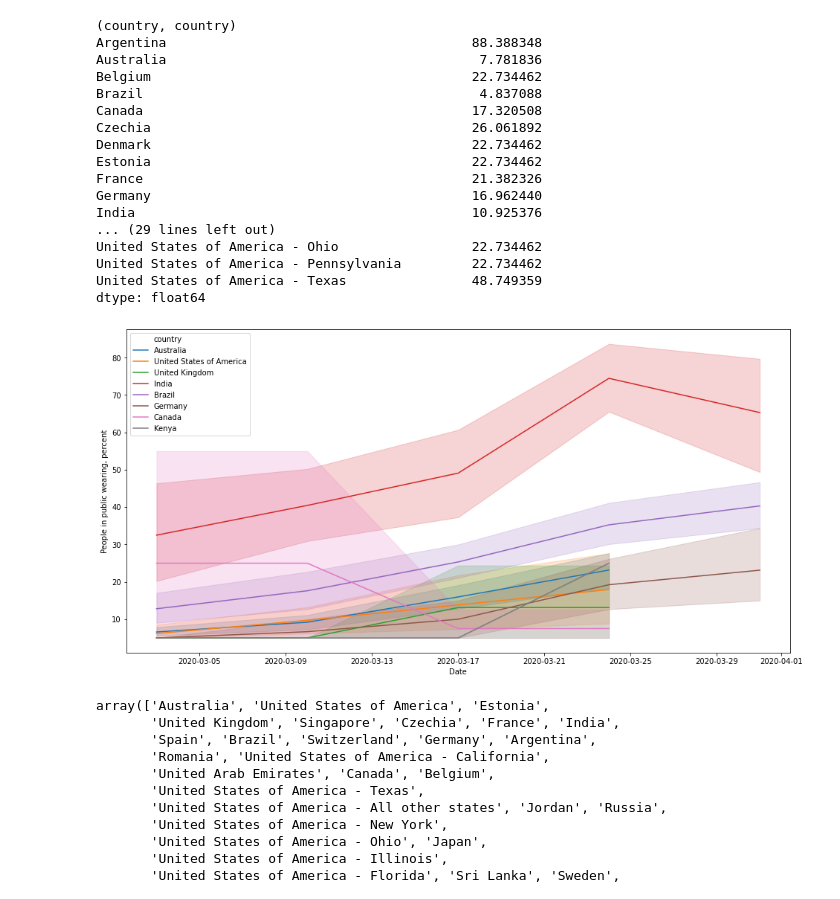
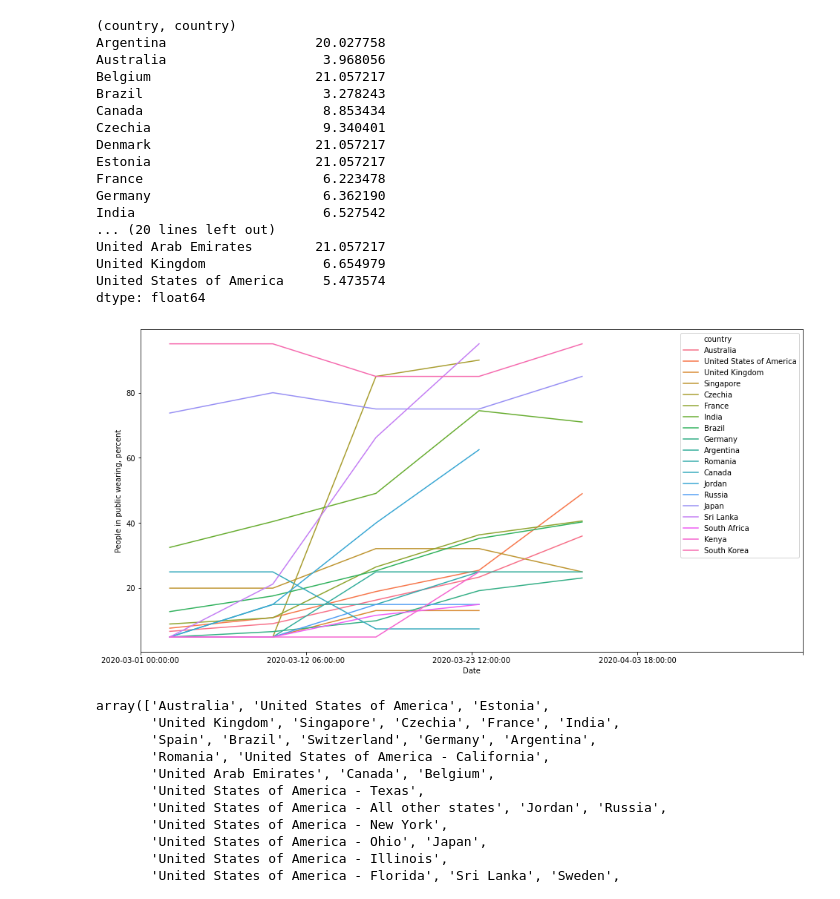
Before and after one commit to epidemics/containment, a Jupyter notebook: survery_results_conversion.ipynb, the cells around one changed output. Drawn from its saved outputs; the diff is of its cells as text; code cells hidden in the pictures.

Commit message:
dataset plotting and preprocessing updates

```diff
--- a/survery_results_conversion.ipynb
+++ b/survery_results_conversion.ipynb
@@ -39,8 +39,8 @@ volunteers.columns = pd.MultiIndex.from_tuples([('country','country'),
                               ('masks','2020-03-10'),
                               ('masks','2020-03-17'),
                               ('masks','2020-03-24'),
-                              ('distancing','2020-03-31'),
-                              ('masks','2020-03-31')])
+                              ('masks','2020-03-31'),
+                              ('distancing','2020-03-31')])
 
 
 RESPONSES = {'The same number of people as usual':100,
@@ -72,42 +72,51 @@ def std_error(df):
     av = (df.groupby(('country','country')).std()*np.sqrt(df.groupby(('country','country')).count()/(df.groupby(('country','country')).count()-1))).mean().mean()
     den = np.maximum(1,np.sqrt(df.groupby(('country','country')).count()-1))
     return (df.groupby(('country','country')).std().fillna(av)/den)
+
+def f(country):
+    return country.split(' - ')[0]
+
+both[('country','country')] = both[('country','country')].apply(f)
 # %%
-std_error(both).max(1)
+std_error(both).mean(1)
 # %% [output]
 (country, country)
-Argentina                                       88.388348
-Australia                                        7.781836
-Belgium                                         22.734462
-Brazil                                           4.837088
-Canada                                          17.320508
-Czechia                                         26.061892
-Denmark                                         22.734462
-Estonia                                         22.734462
-France                                          21.382326
-Germany                                         16.962440
-India                                           10.925376
-... (29 lines left out)
-United States of America - Ohio                 22.734462
-United States of America - Pennsylvania         22.734462
-United States of America - Texas                48.749359
+Argentina                   20.027758
+Australia                    3.968056
+Belgium                     21.057217
+Brazil                       3.278243
+Canada                       8.853434
+Czechia                      9.340401
+Denmark                     21.057217
+Estonia                     21.057217
+France                       6.223478
+Germany                      6.362190
+India                        6.527542
+... (20 lines left out)
+United Arab Emirates        21.057217
+United Kingdom               6.654979
+United States of America     5.473574
 dtype: float64
 # %%
 masks = pd.melt(both[['country','masks']],col_level=1,id_vars='country',var_name='date')
 masks['date'] = pd.to_datetime(masks['date'])
 
-a=std_error(both).max(1)
-subset = list(a.index[a<21]) + ['Czechia','Slovakia']
+a=both.groupby(('country','country'))['index'].count()
+subset = list(a.index[a>=2])
 # %%
 indices = masks['country'].isin(subset)
 
 fig, ax = plt.subplots(figsize=(16,8))
-sns.lineplot(data=masks[indices],x='date',y='value',hue='country',ax=ax)
+sns.lineplot(data=masks[indices],x='date',y='value',hue='country',ax=ax,ci=None)
 ax.set_ylabel('People in public wearing, percent')
 ax.set_xlabel('Date')
+ax.set_xlim([pd.Timestamp('2020-03-01'),pd.Timestamp('2020-04-15')])
+xt = pd.to_datetime(np.linspace(pd.Timestamp('2020-03-01').value,pd.Timestamp('2020-04-15').value,5))
+ax.set_xticks(xt)
+ax.set_xticklabels(xt[:-1])
 plt.savefig('/home/guest/Documents/mask_usage.png')
 # %% [output]
-[figure, old version]
+[figure, new version]
 # %%
 indices = masks['country'].isin(subset)
 
```
Also changed, not shown: parts of 4 cells of this notebook, 7 other files.
